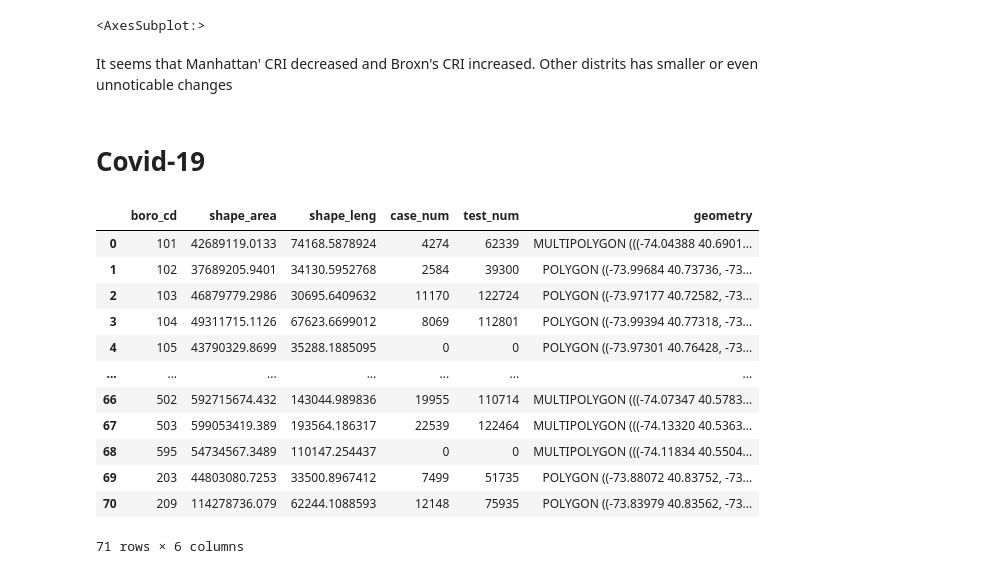
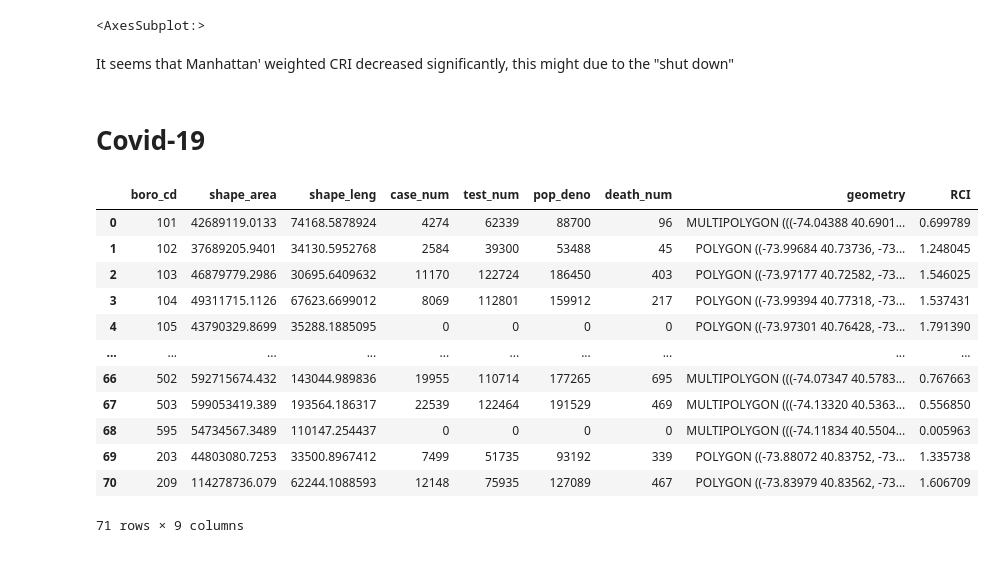
Before and after one commit to chengzegang/Relationship-between-Covid-19-and-Unlawful-Incidents-in-New-York-City, a Jupyter notebook: overview_part2_RCI.ipynb, the cells around one changed output. Saved outputs shown, nothing was run; the diff lists cells and outputs as text; code cells hidden in the pictures.

```diff
--- a/overview_part2_RCI.ipynb
+++ b/overview_part2_RCI.ipynb
@@ -93,24 +96,25 @@ RCI_diff.plot(column='diff', legend=True, cmap='RdBu_r', norm=norm)
 [interactive output not drawn]
 [interactive output not drawn]
 <AxesSubplot:>
-# %% [markdown]
-It seems that Manhattan' CRI decreased and Broxn's CRI increased. Other distrits has smaller or even unnoticable changes
+# %% [markdown]
+It seems that Manhattan' weighted CRI decreased significantly, this might due to the "shut down"
 # %% [markdown]
 # Covid-19
 # %%
 covid = gpd.read_file('data/covid_geo.geojson')
+covid['RCI'] = crime20['RCI']
 covid
 # %% [output]
-|  | boro_cd | shape_area | shape_leng | case_num | test_num | geometry |
-| 0 | 101 | 42689119.0133 | 74168.5878924 | 4274 | 62339 | MULTIPOLYGON (((-74.04388 40.6901... |
-| 1 | 102 | 37689205.9401 | 34130.5952768 | 2584 | 39300 | POLYGON ((-73.99684 40.73736, -73... |
-| 2 | 103 | 46879779.2986 | 30695.6409632 | 11170 | 122724 | POLYGON ((-73.97177 40.72582, -73... |
-| 3 | 104 | 49311715.1126 | 67623.6699012 | 8069 | 112801 | POLYGON ((-73.99394 40.77318, -73... |
-| 4 | 105 | 43790329.8699 | 35288.1885095 | 0 | 0 | POLYGON ((-73.97301 40.76428, -73... |
-| ... | ... | ... | ... | ... | ... | ... |
-| 66 | 502 | 592715674.432 | 143044.989836 | 19955 | 110714 | MULTIPOLYGON (((-74.07347 40.5783... |
-| 67 | 503 | 599053419.389 | 193564.186317 | 22539 | 122464 | MULTIPOLYGON (((-74.13320 40.5363... |
-| 68 | 595 | 54734567.3489 | 110147.254437 | 0 | 0 | MULTIPOLYGON (((-74.11834 40.5504... |
-| 69 | 203 | 44803080.7253 | 33500.8967412 | 7499 | 51735 | POLYGON ((-73.88072 40.83752, -73... |
-| 70 | 209 | 114278736.079 | 62244.1088593 | 12148 | 75935 | POLYGON ((-73.83979 40.83562, -73... |
+|  | boro_cd | shape_area | shape_leng | case_num | test_num | pop_deno | death_num | geometry | RCI |
+| 0 | 101 | 42689119.0133 | 74168.5878924 | 4274 | 62339 | 88700 | 96 | MULTIPOLYGON (((-74.04388 40.6901... | 0.699789 |
+| 1 | 102 | 37689205.9401 | 34130.5952768 | 2584 | 39300 | 53488 | 45 | POLYGON ((-73.99684 40.73736, -73... | 1.248045 |
+| 2 | 103 | 46879779.2986 | 30695.6409632 | 11170 | 122724 | 186450 | 403 | POLYGON ((-73.97177 40.72582, -73... | 1.546025 |
+| 3 | 104 | 49311715.1126 | 67623.6699012 | 8069 | 112801 | 159912 | 217 | POLYGON ((-73.99394 40.77318, -73... | 1.537431 |
+| 4 | 105 | 43790329.8699 | 35288.1885095 | 0 | 0 | 0 | 0 | POLYGON ((-73.97301 40.76428, -73... | 1.791390 |
+| ... | ... | ... | ... | ... | ... | ... | ... | ... | ... |
+| 66 | 502 | 592715674.432 | 143044.989836 | 19955 | 110714 | 177265 | 695 | MULTIPOLYGON (((-74.07347 40.5783... | 0.767663 |
+| 67 | 503 | 599053419.389 | 193564.186317 | 22539 | 122464 | 191529 | 469 | MULTIPOLYGON (((-74.13320 40.5363... | 0.556850 |
+| 68 | 595 | 54734567.3489 | 110147.254437 | 0 | 0 | 0 | 0 | MULTIPOLYGON (((-74.11834 40.5504... | 0.005963 |
+| 69 | 203 | 44803080.7253 | 33500.8967412 | 7499 | 51735 | 93192 | 339 | POLYGON ((-73.88072 40.83752, -73... | 1.335738 |
+| 70 | 209 | 114278736.079 | 62244.1088593 | 12148 | 75935 | 127089 | 467 | POLYGON ((-73.83979 40.83562, -73... | 1.606709 |
-71 rows × 6 columns
+71 rows × 9 columns
```
Also changed, not shown: parts of 26 cells of this notebook, 2 other files.
